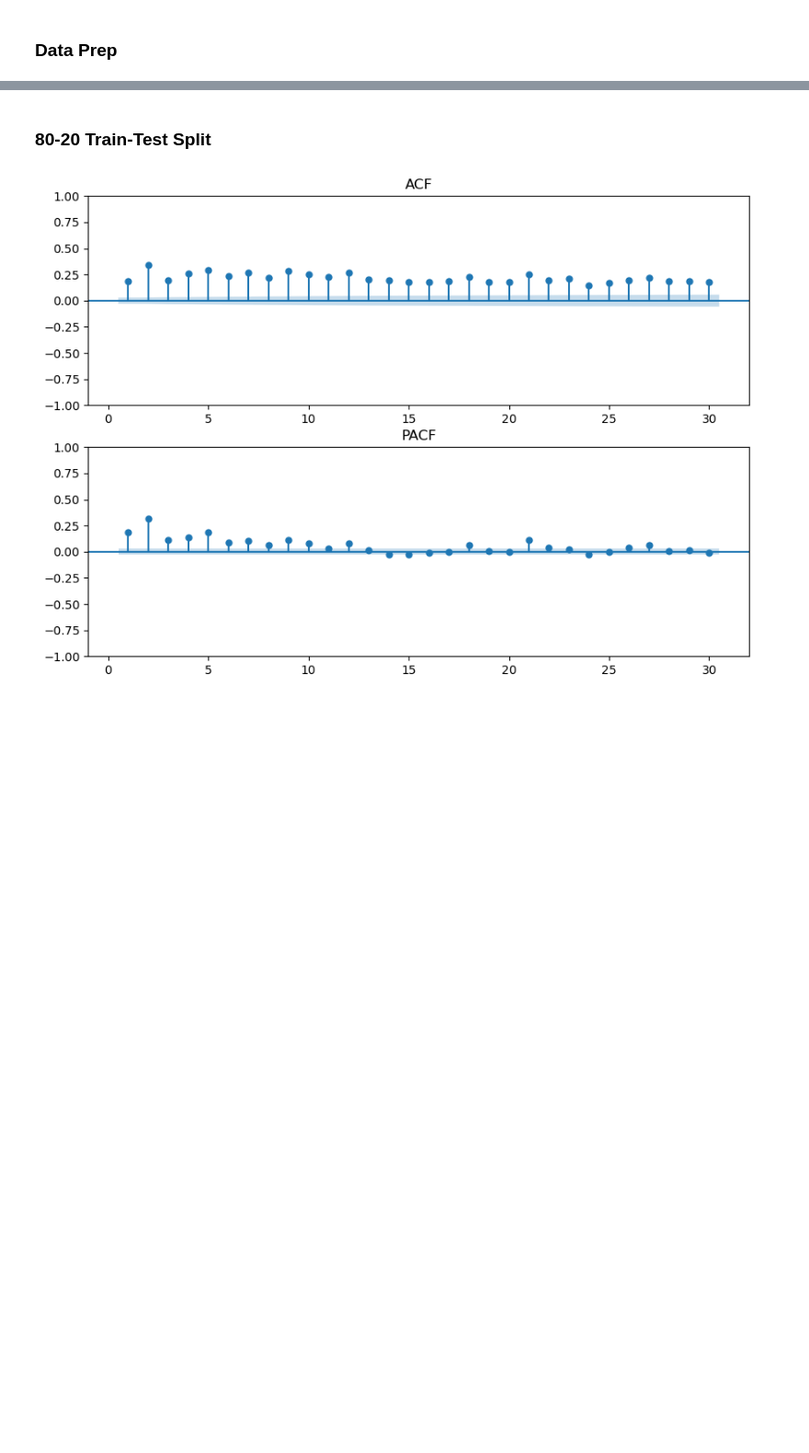
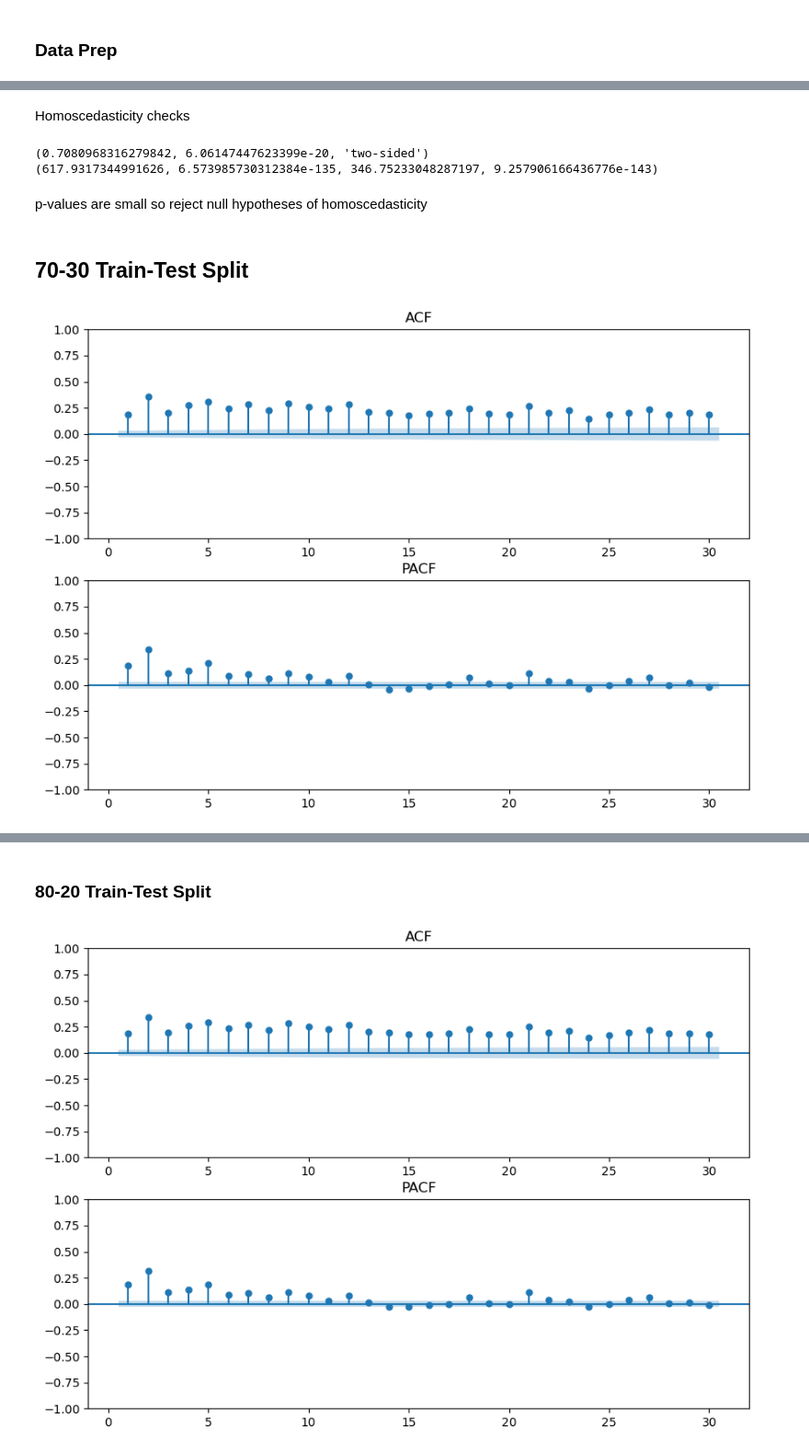
Before and after one commit to siruiliu-code/GARCH-X-Volatility-Modelling-with-Equity-Options-Trading, a Jupyter notebook: XLE_garch.ipynb, the cells around one changed output, grey strips where cells are left out. Shown: that part at 92% size. Cells and saved outputs as stored; diff of their text form; code cells hidden in the pictures; blank space fills up the shorter version.

```diff
--- a/XLE_garch.ipynb
+++ b/XLE_garch.ipynb
@@ -86,0 +82,13 @@ brent_returns = brent_returns[brent_returns.index.isin(common_dates)]
+# %% [markdown]
+Homoscedasticity checks
+# %%
+result = sm.OLS(XLE["Pct Returns"], sm.add_constant(brent_returns)).fit()
+print( gfq(y= result.resid, x = result.model.exog, split=0.5, alternative="two-sided") )
+print( white(result.resid, result.model.exog) )
+# %% [output]
+(0.7080968316279842, 6.06147447623399e-20, 'two-sided')
+(617.9317344991626, 6.573985730312384e-135, 346.75233048287197, 9.257906166436776e-143)
+# %% [markdown]
+p-values are small so reject null hypotheses of homoscedasticity
+# %% [markdown]
+## 70-30 Train-Test Split
@@ -86,0 +98,8 @@ brent_returns = brent_returns[brent_returns.index.isin(common_dates)]
+# %%
+fig, axs = plt.subplots(2, figsize=(10,7))
+plot_acf(XLE_train2["Returns"]**2, ax=axs[0], lags = 30, zero = False, title="ACF", alpha = 0.05)
+plot_pacf(XLE_train2["Returns"]**2, ax=axs[1], lags = 30, zero = False, title="PACF", alpha = 0.05)
+
+plt.show()
+# %% [output]
+[figure, added]
```
Also changed, not shown: parts of 46 cells of this notebook.
